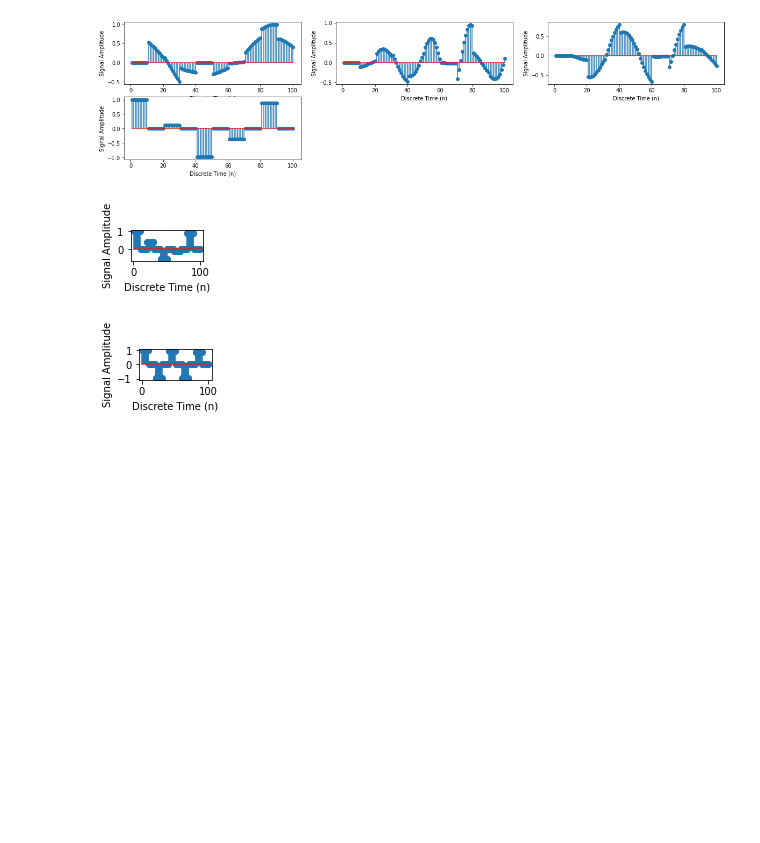
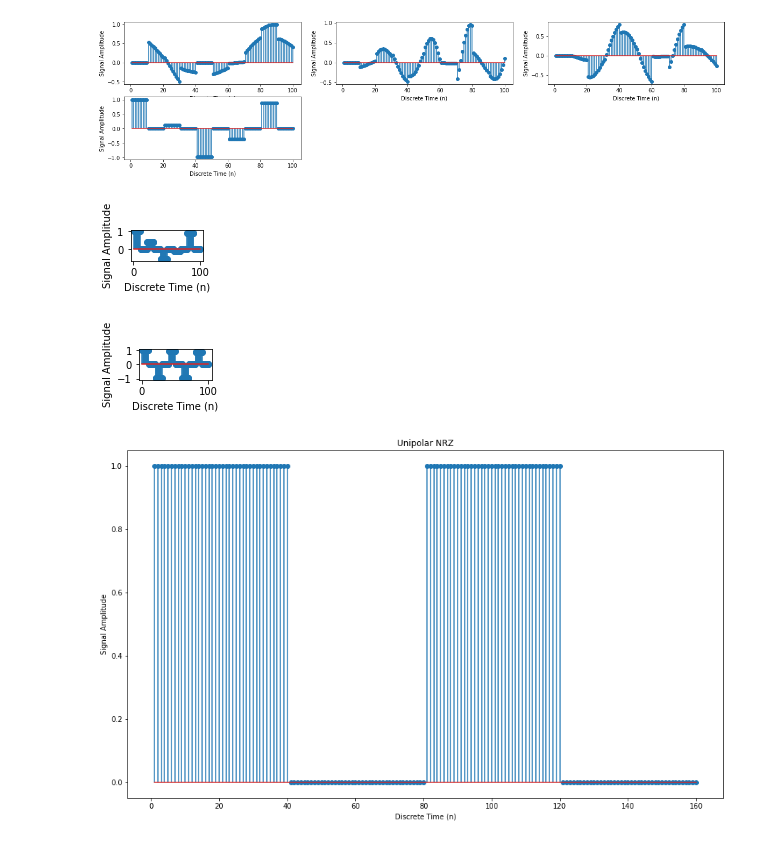
Before and after one commit to jetaehyun/ECE-3311-Projects, a Jupyter notebook: Project 2/ECE3311_Project3.ipynb, the cells around one changed output. Cells and saved outputs as stored; diff of their text form; code cells hidden in the pictures; blank space fills up the shorter version.

```diff
--- a/Project 2/ECE3311_Project3.ipynb
+++ b/Project 2/ECE3311_Project3.ipynb
@@ -191,3 +193,96 @@ plt.show()
 [figure]
 [figure]
 [figure]
+# %%
+# Generate your own line codes for the binary string `11001100'
+bin_str = [1,1,0,0,1,1,0,0]
+# Unipolar NRZ
+upnrz1 = np.ones((1,L_lc))
+upnrz0 = np.zeros((1,L_lc))
+upnrz_wavefm = list()
+bpflag = 0
+for ind in range(0,len(bin_str)):
+    if (bin_str[ind] == 1):
+        upnrz_wavefm.append(upnrz1.flatten())
+    else:
+        upnrz_wavefm.append(upnrz0.flatten())
+#Polar NRZ
+pnrz1 = np.ones((1,L_lc))
+pnrz0int = np.ones((1,L_lc))
+pnrz0 = np.negative(pnrz0int)
+pnrz_wavefm = list()
+bpflag = 0
+for ind in range(0,len(bin_str)):
+    if (bin_str[ind] == 1):
+        pnrz_wavefm.append(pnrz1.flatten())
+    else:
+        pnrz_wavefm.append(pnrz0.flatten())
+#Bipolar RZ
+bprz1 = np.zeros((1,L_lc))
+bprz2 = np.zeros((1,L_lc))
+for i in range(0, len(bprz1[0])):
+    if i < len(bprz1[0])/2:
+        bprz1[0][i] = 1
+for i in range(0, len(bprz2[0])):
+    if i < 2*len(bprz2[0])/4:
+        bprz2[0][i] = -1
+bprz0 = np.zeros((1,L_lc))
+bprz_wavefm = list()
+bpflag = 0
+# Bipolar RZ
+for ind in range(0,len(bin_str)):
+    if (bin_str[ind] == 1 and bin_str[ind -1] ==1):
+        bprz_wavefm.append(bprz2.flatten())
+    elif (bin_str[ind] == 1):
+        bprz_wavefm.append(bprz1.flatten())
+    else:
+        bprz_wavefm.append(bprz0.flatten())
+#Manchester NRZ
+# if 1, 1111, -1-1-1-1
+# if 0, -1-1-1-1, 1111
+manrz1 = np.ones((1,L_lc))
+for i in range(0, len(manrz1[0])):
+    if i < len(manrz1[0])/2:
+        manrz1[0][i] = -1
+manrz0 = np.ones((1,L_lc))
+for i in range(0, len(manrz0[0])):
+    if len(manrz0[0])/2 <= i < len(manrz0[0]):
+        manrz0[0][i] = -1
+manrz_wavefm = list()
+bpflag = 0
+# Manchester NRZ
+for ind in range(0,len(bin_str)):
+    if (bin_str[ind] == 1):
+        manrz_wavefm.append(manrz1.flatten())
+    else:
+        manrz_wavefm.append(manrz0.flatten())
+# Visualize Unipolar NRZ
+plt.figure(figsize=(15, 9))
+plt.stem(np.arange(1,L_lc*len(bin_str)+1),np.array(upnrz_wavefm).flatten())
+plt.title('Unipolar NRZ')
+plt.xlabel('Discrete Time (n)')
+plt.ylabel('Signal Amplitude')
+plt.show()
+# Visualize Polar NRZ
+plt.figure(figsize=(15, 9))
+plt.stem(np.arange(1,L_lc*len(bin_str)+1),np.array(pnrz_wavefm).flatten())
+plt.title('Polar NRZ')
+plt.xlabel('Discrete Time (n)')
+plt.ylabel('Signal Amplitude')
+plt.show()
+# Visualize Bipolar RZ
+plt.figure(figsize=(15, 9))
+plt.stem(np.arange(1,L_lc*len(bin_str)+1),np.array(bprz_wavefm).flatten())
+plt.title('Bipolar RZ')
+plt.xlabel('Discrete Time (n)')
+plt.ylabel('Signal Amplitude')
+plt.show()
+# Visualize Manchester NRZ
+plt.figure(figsize=(15, 9))
+plt.stem(np.arange(1,L_lc*len(bin_str)+1),np.array(manrz_wavefm).flatten())
+plt.title('Manchester NRZ')
+plt.xlabel('Discrete Time (n)')
+plt.ylabel('Signal Amplitude')
+plt.show()
+# %% [output]
+[figure, added]
```
Also changed, not shown: parts of 4 cells of this notebook, 1 other file.
